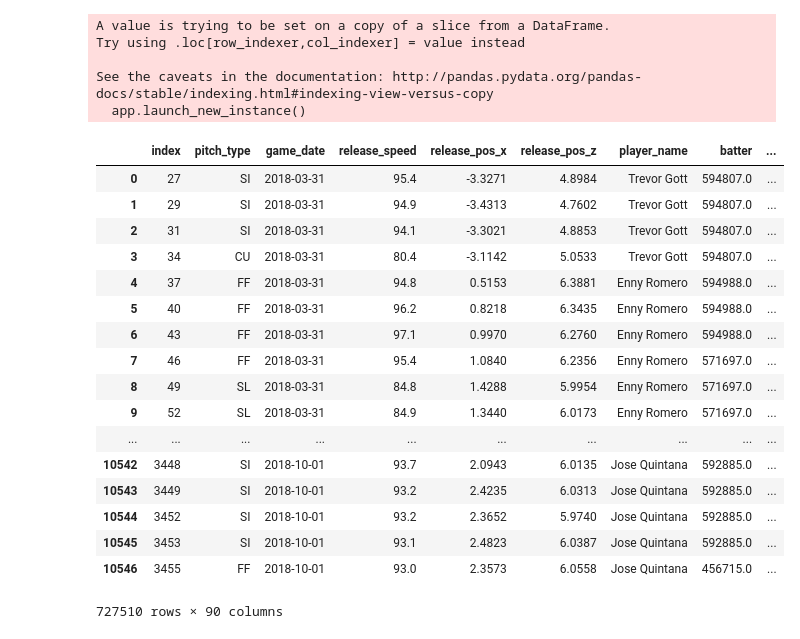
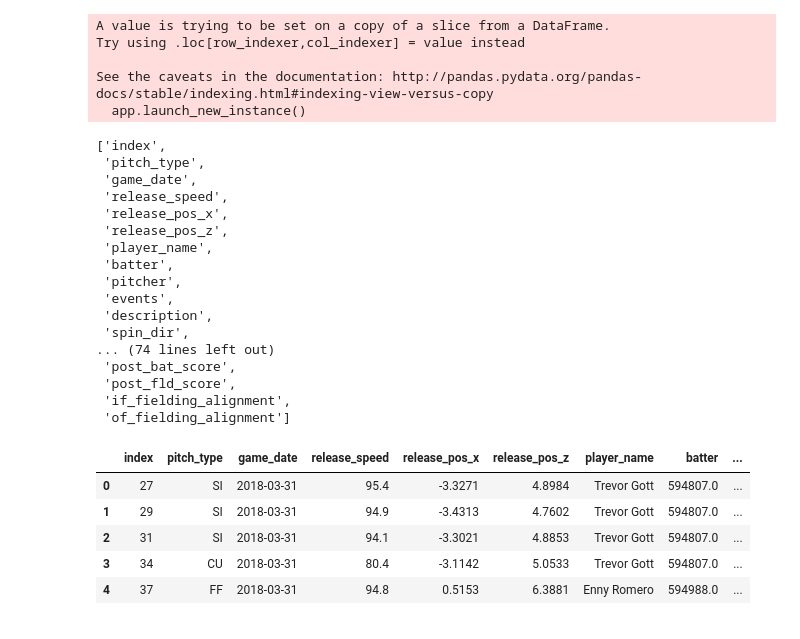
Before and after one commit to t-phill/mlb_injuries, a Jupyter notebook: notebooks/explore.ipynb, the cells around one changed output. Cells and saved outputs as stored; diff of their text form; code cells hidden in the pictures.

```diff
--- a/notebooks/explore.ipynb
+++ b/notebooks/explore.ipynb
@@ -637,27 +669,35 @@ Try using .loc[row_indexer,col_indexer] = value instead
 
 See the caveats in the documentation: http://pandas.pydata.org/pandas-docs/stable/indexing.html#indexing-view-versus-copy
   app.launch_new_instance()
+# %%
+sc_18.columns.tolist()
+# %% [output]
+['index',
+ 'pitch_type',
+ 'game_date',
+ 'release_speed',
+ 'release_pos_x',
+ 'release_pos_z',
+ 'player_name',
+ 'batter',
+ 'pitcher',
+ 'events',
+ 'description',
+ 'spin_dir',
+... (74 lines left out)
+ 'post_bat_score',
+ 'post_fld_score',
+ 'if_fielding_alignment',
+ 'of_fielding_alignment']
 # %%
-sc_18
+sc_18.head()
 # %% [output]
 |  | index | pitch_type | game_date | release_speed | release_pos_x | release_pos_z | player_name | batter | ... |
 | 0 | 27 | SI | 2018-03-31 | 95.4 | -3.3271 | 4.8984 | Trevor Gott | 594807.0 | ... |
 | 1 | 29 | SI | 2018-03-31 | 94.9 | -3.4313 | 4.7602 | Trevor Gott | 594807.0 | ... |
 | 2 | 31 | SI | 2018-03-31 | 94.1 | -3.3021 | 4.8853 | Trevor Gott | 594807.0 | ... |
 | 3 | 34 | CU | 2018-03-31 | 80.4 | -3.1142 | 5.0533 | Trevor Gott | 594807.0 | ... |
 | 4 | 37 | FF | 2018-03-31 | 94.8 | 0.5153 | 6.3881 | Enny Romero | 594988.0 | ... |
-| 5 | 40 | FF | 2018-03-31 | 96.2 | 0.8218 | 6.3435 | Enny Romero | 594988.0 | ... |
-| 6 | 43 | FF | 2018-03-31 | 97.1 | 0.9970 | 6.2760 | Enny Romero | 594988.0 | ... |
-| 7 | 46 | FF | 2018-03-31 | 95.4 | 1.0840 | 6.2356 | Enny Romero | 571697.0 | ... |
-| 8 | 49 | SL | 2018-03-31 | 84.8 | 1.4288 | 5.9954 | Enny Romero | 571697.0 | ... |
-| 9 | 52 | SL | 2018-03-31 | 84.9 | 1.3440 | 6.0173 | Enny Romero | 571697.0 | ... |
-| ... | ... | ... | ... | ... | ... | ... | ... | ... | ... |
-| 10542 | 3448 | SI | 2018-10-01 | 93.7 | 2.0943 | 6.0135 | Jose Quintana | 592885.0 | ... |
-| 10543 | 3449 | SI | 2018-10-01 | 93.2 | 2.4235 | 6.0313 | Jose Quintana | 592885.0 | ... |
-| 10544 | 3452 | SI | 2018-10-01 | 93.2 | 2.3652 | 5.9740 | Jose Quintana | 592885.0 | ... |
-| 10545 | 3453 | SI | 2018-10-01 | 93.1 | 2.4823 | 6.0387 | Jose Quintana | 592885.0 | ... |
-| 10546 | 3455 | FF | 2018-10-01 | 93.0 | 2.3573 | 6.0558 | Jose Quintana | 456715.0 | ... |
-727510 rows × 90 columns
 # %%
 engine = create_engine('postgresql+psycopg2://taylorphillips@localhost/pitches_2018')
 
```
Also changed, not shown: parts of 11 cells of this notebook, 1 other file.
